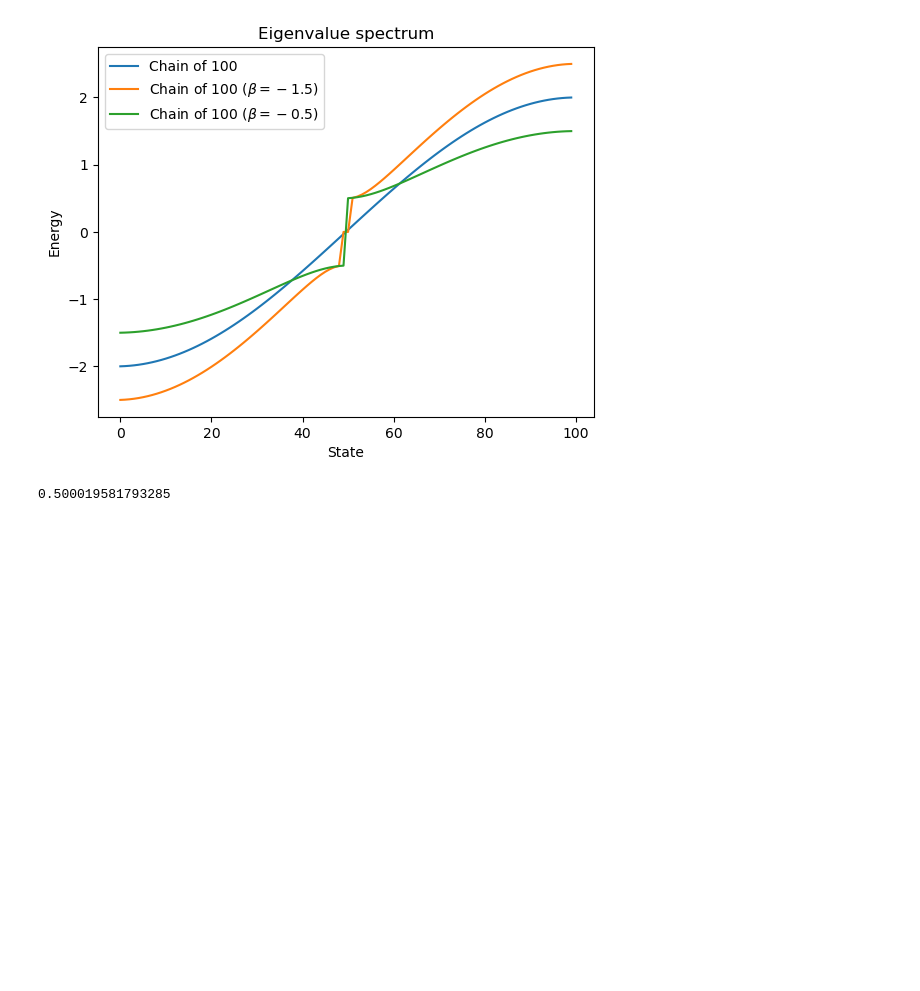
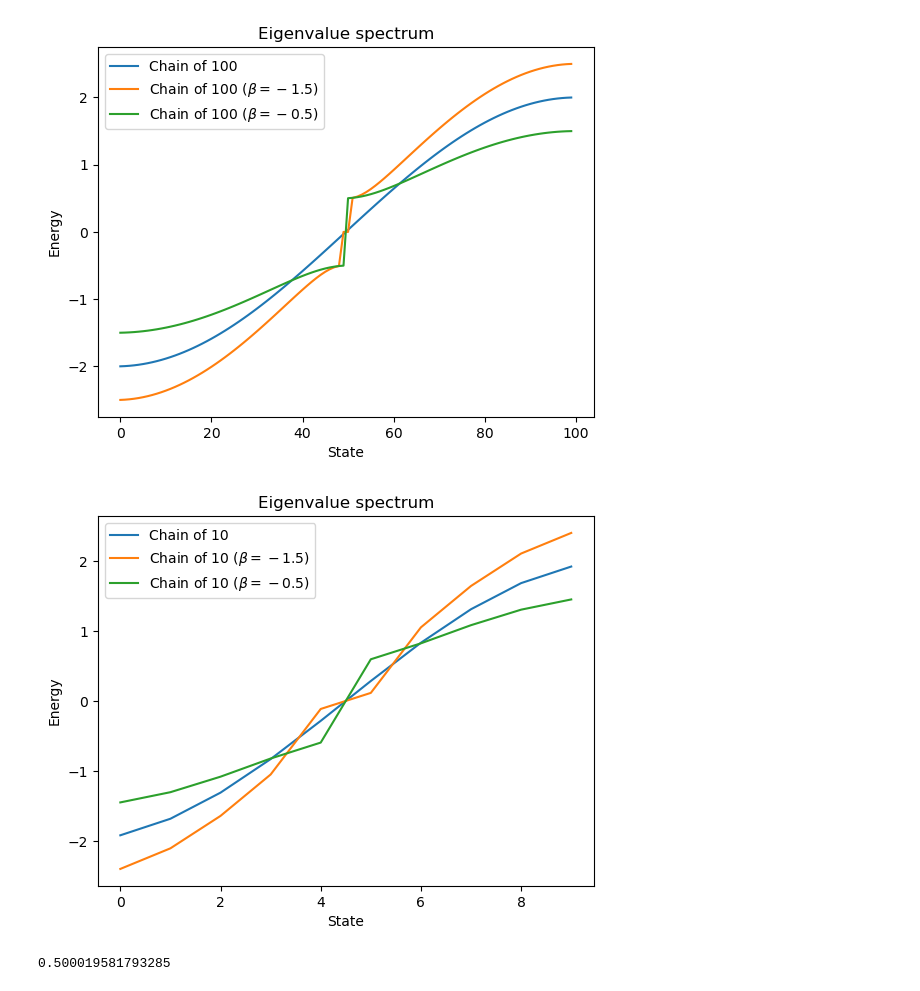
Before and after one commit to matarabadanf/Huckel-HW, a Jupyter notebook: plots/Plots.ipynb, the cells around one changed output. Drawn from its saved outputs; the diff is of its cells as text; code cells hidden in the pictures; blank space fills up the shorter version.

```diff
--- a/plots/Plots.ipynb
+++ b/plots/Plots.ipynb
@@ -59,6 +59,22 @@ chain_beta_minus.plot_eigenvalues(comment=r'$\beta=-0.5$')
 plt.savefig('chain_beta_eigenvaules.jpg', dpi=600)
 # %% [output]
 [figure]
+# %%
+# Testing the influence of beta in the eigenvalues
+chain = Chain(10)
+chain.plot_eigenvalues()
+
+chain_beta_minus = Chain(10)
+chain_beta_minus.set_beta_minus(-1.5)
+chain_beta_minus.plot_eigenvalues(comment=r'$\beta=-1.5$')
+
+chain_beta_minus = Chain(10)
+chain_beta_minus.set_beta_minus(-.5)
+chain_beta_minus.plot_eigenvalues(comment=r'$\beta=-0.5$')
+
+plt.savefig('chain_beta_eigenvaules.jpg', dpi=600)
+# %% [output]
+[figure, added]
 # %%
 # Testing the influence of beta in the eigenvalues
 chain = Chain(1000)
```
Also changed, not shown: parts of 1 cell of this notebook, 6 other files.
